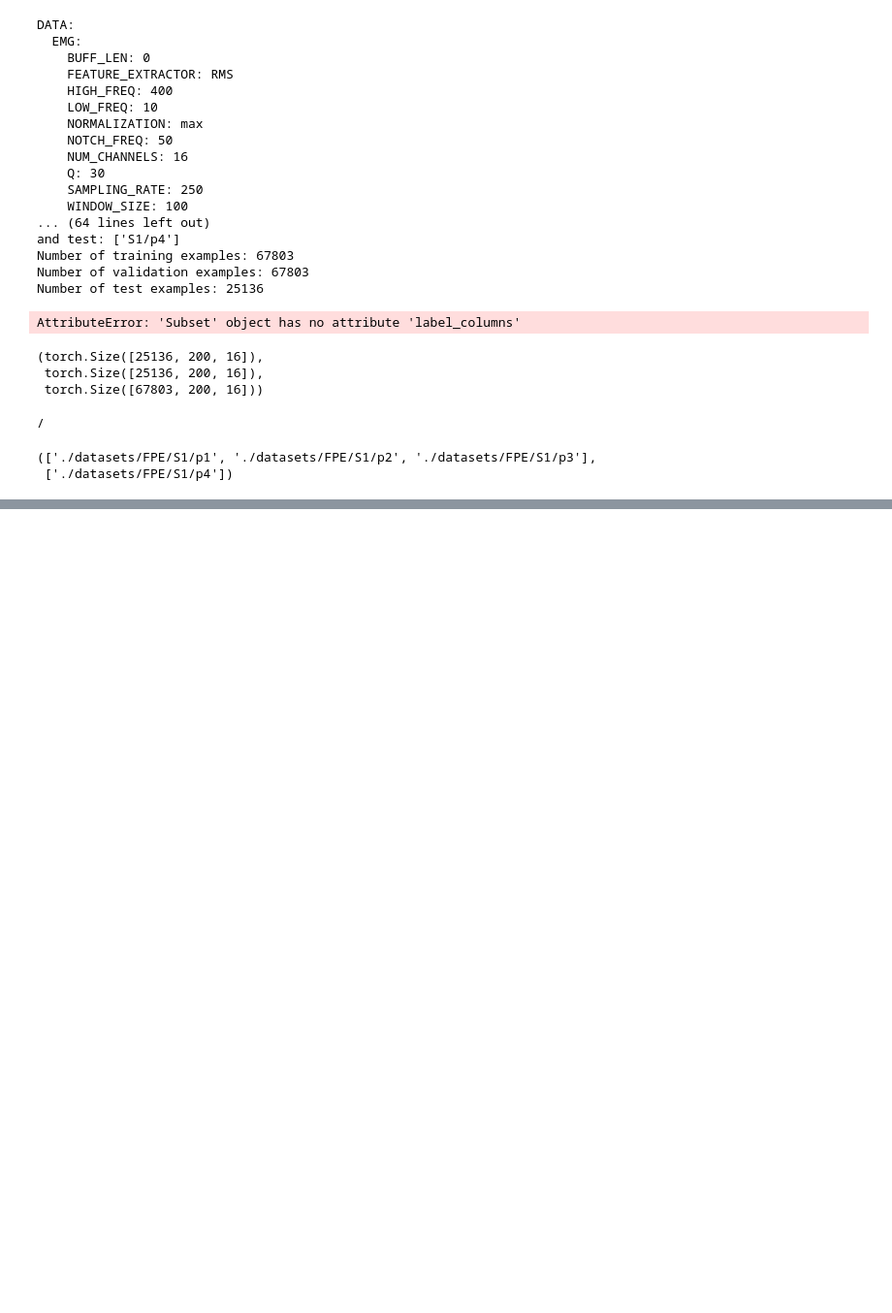
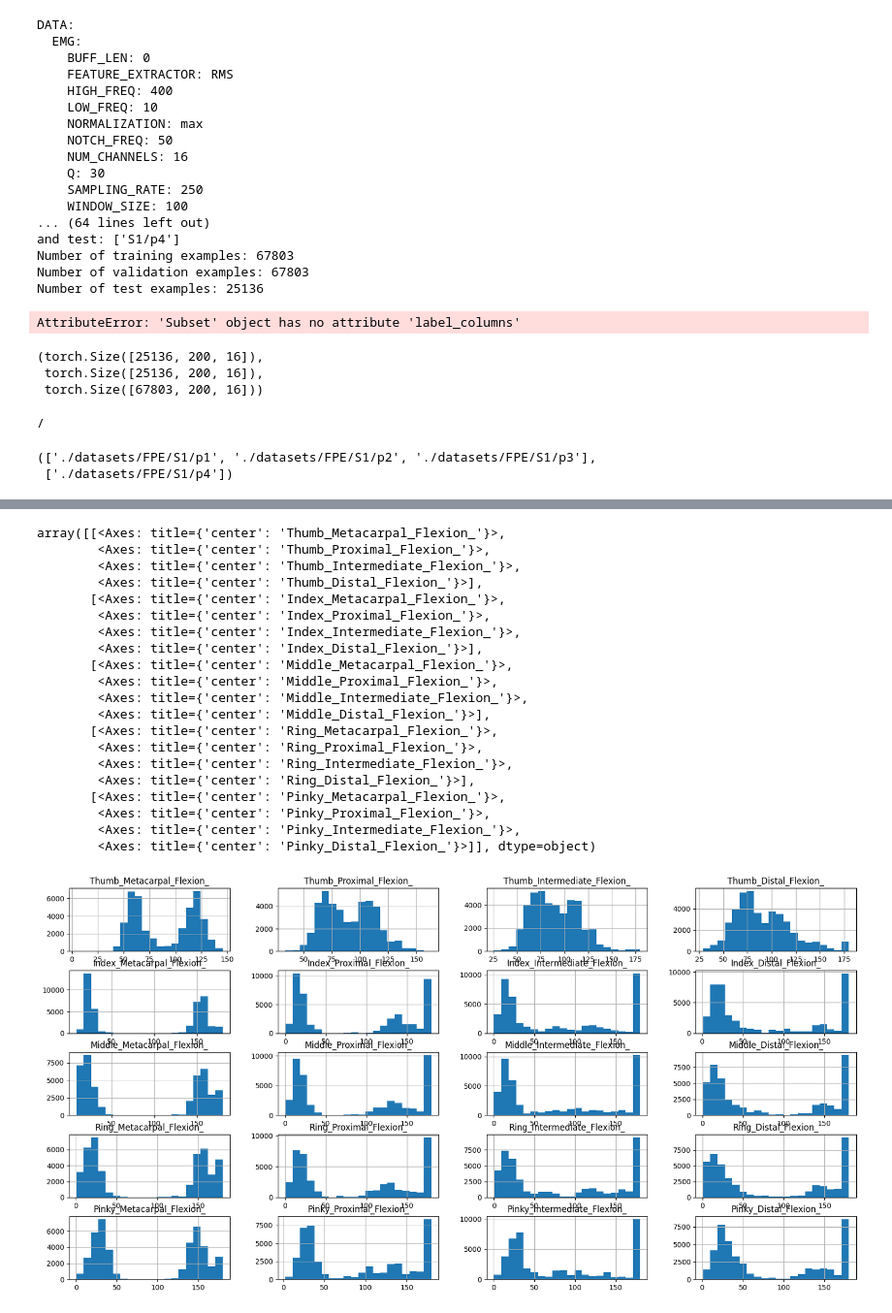
Before and after one commit to rufaelfekadu/finger_pose_estimation, a Jupyter notebook: notebooks/dataset_test.ipynb, the cells around one changed output, grey strips where cells are left out. Shown at 97% size. Saved outputs shown, nothing was run; the diff lists cells and outputs as text; code cells hidden in the pictures; blank space fills up the shorter version.

```diff
--- a/notebooks/dataset_test.ipynb
+++ b/notebooks/dataset_test.ipynb
@@ -309,0 +381,24 @@ dir(dataset['train'])
+# %%
+flexion_angles.hist(bins=20 ,figsize=(20,10))
+# %% [output]
+array([[<Axes: title={'center': 'Thumb_Metacarpal_Flexion_'}>,
+        <Axes: title={'center': 'Thumb_Proximal_Flexion_'}>,
+        <Axes: title={'center': 'Thumb_Intermediate_Flexion_'}>,
+        <Axes: title={'center': 'Thumb_Distal_Flexion_'}>],
+       [<Axes: title={'center': 'Index_Metacarpal_Flexion_'}>,
+        <Axes: title={'center': 'Index_Proximal_Flexion_'}>,
+        <Axes: title={'center': 'Index_Intermediate_Flexion_'}>,
+        <Axes: title={'center': 'Index_Distal_Flexion_'}>],
+       [<Axes: title={'center': 'Middle_Metacarpal_Flexion_'}>,
+        <Axes: title={'center': 'Middle_Proximal_Flexion_'}>,
+        <Axes: title={'center': 'Middle_Intermediate_Flexion_'}>,
+        <Axes: title={'center': 'Middle_Distal_Flexion_'}>],
+       [<Axes: title={'center': 'Ring_Metacarpal_Flexion_'}>,
+        <Axes: title={'center': 'Ring_Proximal_Flexion_'}>,
+        <Axes: title={'center': 'Ring_Intermediate_Flexion_'}>,
+        <Axes: title={'center': 'Ring_Distal_Flexion_'}>],
+       [<Axes: title={'center': 'Pinky_Metacarpal_Flexion_'}>,
+        <Axes: title={'center': 'Pinky_Proximal_Flexion_'}>,
+        <Axes: title={'center': 'Pinky_Intermediate_Flexion_'}>,
+        <Axes: title={'center': 'Pinky_Distal_Flexion_'}>]], dtype=object)
+[figure, added]
```
Also changed, not shown: parts of 5 cells of this notebook, 12 other files.
